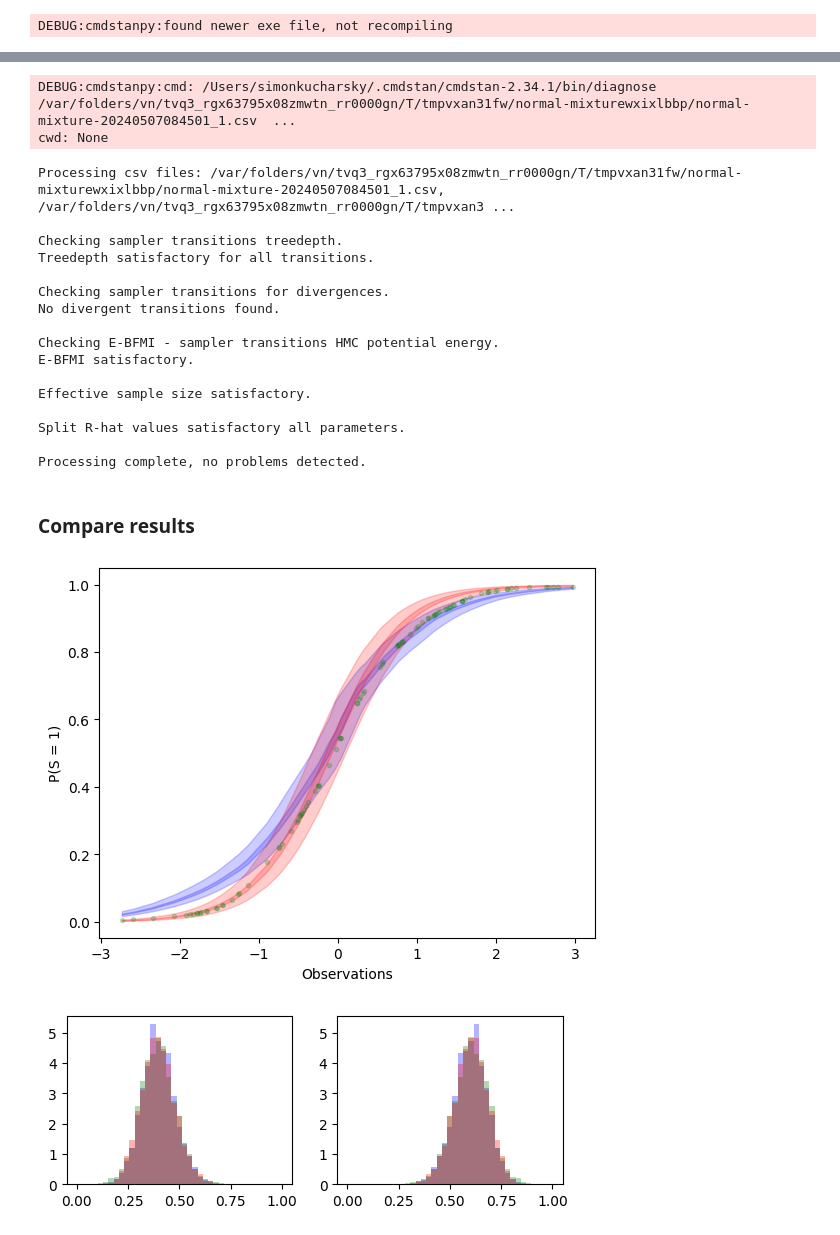
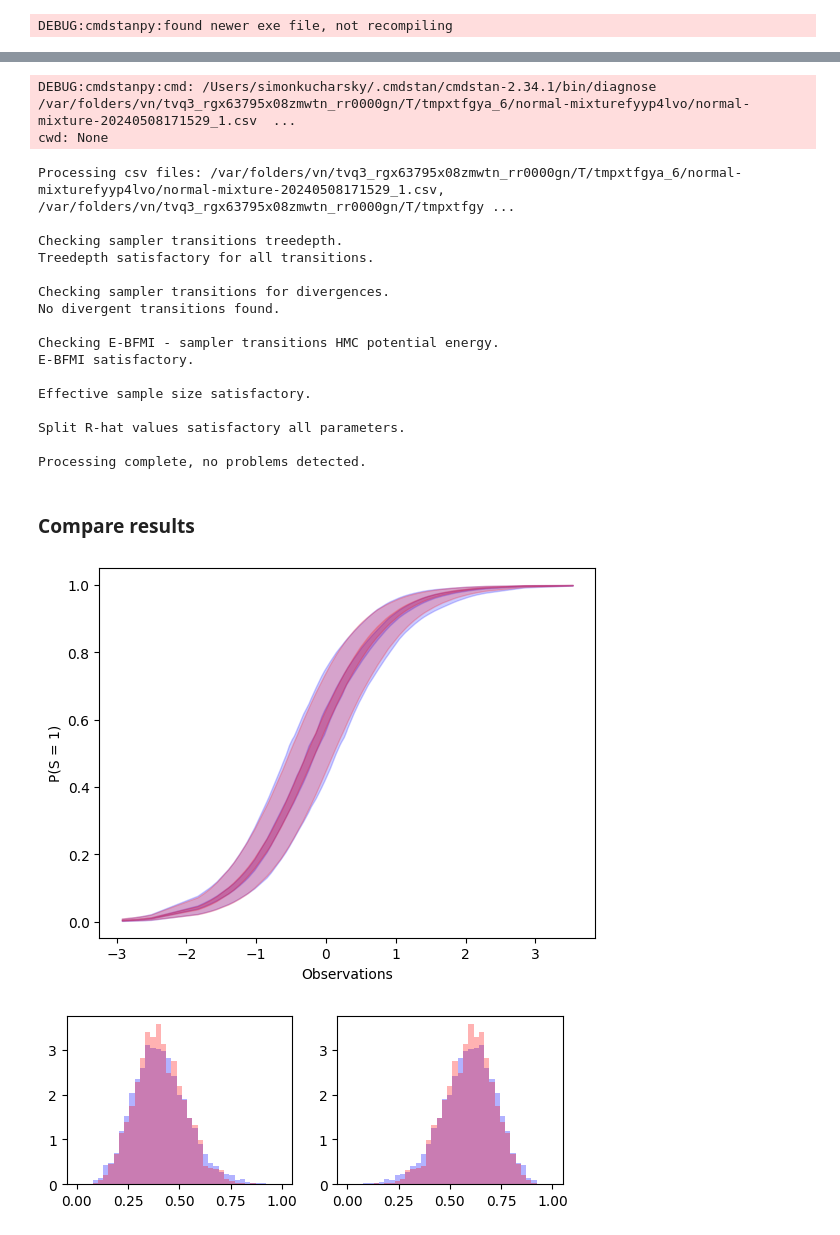
Before and after one commit to Kucharssim/bayesflow-amortized-mixtures, a Jupyter notebook: case-studies/normal-mixture/experiments.ipynb, the cells around one changed output, grey strips where cells are left out. Saved outputs shown, nothing was run; the diff lists cells and outputs as text; code cells hidden in the pictures.

```diff
--- a/case-studies/normal-mixture/experiments.ipynb
+++ b/case-studies/normal-mixture/experiments.ipynb
@@ -13,6 +13,8 @@ from src.helpers import *
 # %%
 # load the generative model
 model = NormalMixture(n_cls=2, n_obs=[30, 220], n_rep=[1,10], separation=3.0, seed=1)
+model.prior_means = [0.00, -1.5, 1.00]
+model.prior_sds   = [1.14,  1.0, 0.65]
 # %% [markdown]
 # Load pretrained amortizers
 
@@ -59,11 +61,11 @@ local_summary_net = bf.networks.DeepSet(summary_dim=1)
 mixture_posterior = bf.trainers.Trainer(
     amortizer=AmortizedMixturePosterior(
         amortized_mixture=AmortizedMixture(
-            inference_net=IndependentClassificator(num_outputs=model.n_cls, num_dense=8),
+            inference_net=IndependentClassificator(num_outputs=model.n_cls, num_dense=12, dropout=False),
             local_summary_net=local_summary_net
         ),
         amortized_posterior=bf.amortizers.AmortizedPosterior(
-            inference_net=bf.networks.InvertibleNetwork(num_params=model.n_par, num_coupling_layers=10, coupling_design="spline"),
+            inference_net=bf.networks.InvertibleNetwork(num_params=model.n_par, num_coupling_layers=12, coupling_design="spline"),
             summary_net=bf.networks.HierarchicalNetwork(
                 [local_summary_net,
                   bf.networks.SetTransformer(input_dim=1, summary_dim=model.n_par*2)]
@@ -172,9 +174,9 @@ RunSet: chains=4, chain_ids=[1, 2, 3, 4], num_processes=4
 # %%
 print(stan_fit.diagnose())
 # %% [output]
-DEBUG:cmdstanpy:cmd: /Users/simonkucharsky/.cmdstan/cmdstan-2.34.1/bin/diagnose /var/folders/vn/tvq3_rgx63795x08zmwtn_rr0000gn/T/tmpvxan31fw/normal-mixturewxixlbbp/normal-mixture-20240507084501_1.csv  ...
+DEBUG:cmdstanpy:cmd: /Users/simonkucharsky/.cmdstan/cmdstan-2.34.1/bin/diagnose /var/folders/vn/tvq3_rgx63795x08zmwtn_rr0000gn/T/tmpxtfgya_6/normal-mixturefyyp4lvo/normal-mixture-20240508171529_1.csv  ...
 cwd: None
-Processing csv files: /var/folders/vn/tvq3_rgx63795x08zmwtn_rr0000gn/T/tmpvxan31fw/normal-mixturewxixlbbp/normal-mixture-20240507084501_1.csv, /var/folders/vn/tvq3_rgx63795x08zmwtn_rr0000gn/T/tmpvxan3 ...
+Processing csv files: /var/folders/vn/tvq3_rgx63795x08zmwtn_rr0000gn/T/tmpxtfgya_6/normal-mixturefyyp4lvo/normal-mixture-20240508171529_1.csv, /var/folders/vn/tvq3_rgx63795x08zmwtn_rr0000gn/T/tmpxtfgy ...
 
 Checking sampler transitions treedepth.
 Treedepth satisfactory for all transitions.
@@ -199,11 +201,11 @@ stan_probs=np.array(stan_probs)
 # %%
 plot_bands(np.mean(observables, axis=1), mixture_posterior_probs, color="blue", alpha=0.2)
 plot_bands(np.mean(observables, axis=1), stan_probs, color="red", alpha=0.2)
-plt.scatter(np.mean(observables, axis=1), mixture_probs, color="green", alpha=0.2, marker=".")
+#plt.scatter(np.mean(observables, axis=1), mixture_probs, color="green", alpha=0.2, marker=".")
 plt.xlabel("Observations")
 f=plt.ylabel("P(S = 1)")
 # %% [output]
-[figure, old version]
+[figure, new version]
 # %%
 stan_p = np.array(stan_fit.draws_pd(vars="p"))
 mixture_posterior_p = model.extract_pars(mixture_posterior_pars)['p']
@@ -211,11 +213,11 @@ posterior_p = model.extract_pars(posterior_parameters)['p']
 # %%
 for i in range(2):
     plt.subplot(2, 2, i+1)
     f=plt.hist(mixture_posterior_p[:,i], alpha=0.3, color="blue", bins = np.linspace(0, 1, 40), density=True)
-    f=plt.hist(posterior_p[:,i], alpha=0.3, color="green", bins = np.linspace(0, 1, 40), density=True)
+    #f=plt.hist(posterior_p[:,i], alpha=0.3, color="green", bins = np.linspace(0, 1, 40), density=True)
     f=plt.hist(stan_p[:,i], alpha=0.3, color="red", bins = np.linspace(0, 1, 40), density=True)
 # %% [output]
-[figure, old version]
+[figure, new version]
 # %%
 stan_mu = np.array(stan_fit.draws_pd(vars="mu"))
 mixture_posterior_mu = model.extract_pars(mixture_posterior_pars)['mu']
```
Also changed, not shown: parts of 3 cells of this notebook, 2 other files.
